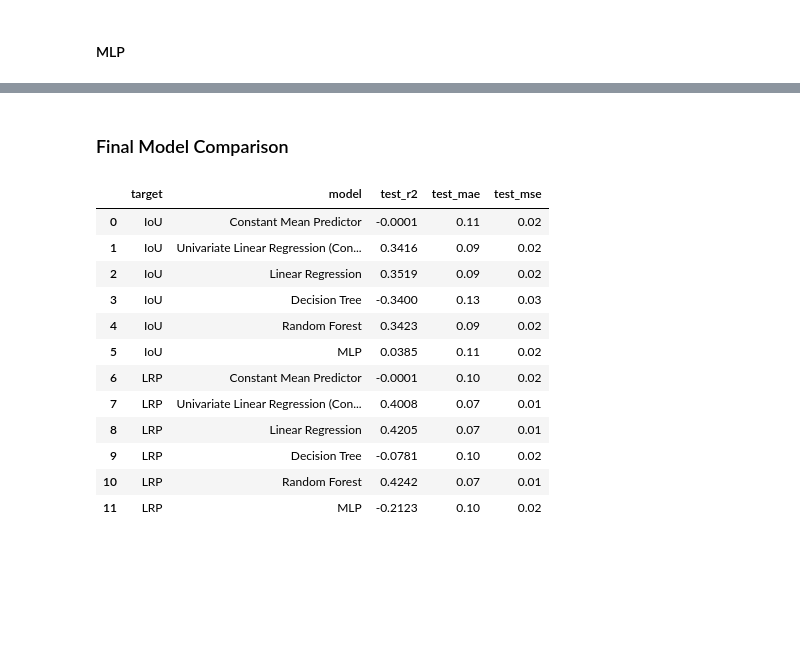
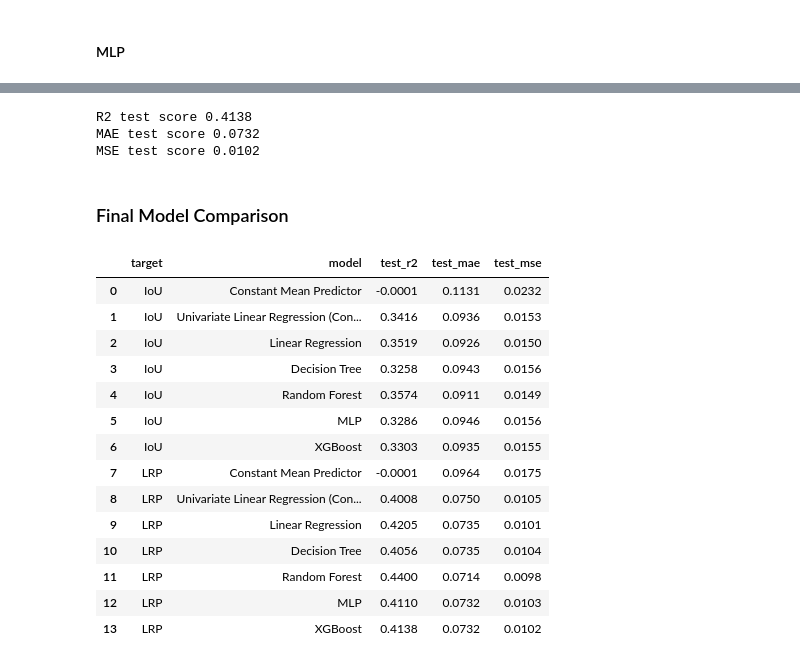
Before and after one commit to femartip/frame-validity-od, a Jupyter notebook: notebooks/assessors.ipynb, the cells around one changed output, grey strips where cells are left out. Saved outputs shown, nothing was run; the diff lists cells and outputs as text; code cells hidden in the pictures; blank space fills up the shorter version.

Commit message:
Update on more results. Results now include new IoU definition.

```diff
--- a/notebooks/assessors.ipynb
+++ b/notebooks/assessors.ipynb
@@ -650,6 +822,5 @@ Mean CV test MSE score 0.0208
 # %%
-decision_tree_lrp.fit(X_train, y_train_lrp)
-y_pred = decision_tree_lrp.predict(X_test)
+y_pred = best_decision_tree_lrp.predict(X_test)
 lrp_test_r2 = r2_score(y_test_lrp, y_pred)
 lrp_test_mae = np.mean(np.abs(y_test_lrp - y_pred))
 lrp_test_mse = np.mean((y_test_lrp - y_pred)**2)
@@ -711,6 +902,5 @@ Mean CV test MSE score 0.0105
 # %%
-rand_forest_lrp.fit(X_train, y_train_lrp)
-y_pred = rand_forest_lrp.predict(X_test)
+y_pred = best_rand_forest_lrp.predict(X_test)
 lrp_test_r2 = r2_score(y_test_lrp, y_pred)
 lrp_test_mae = np.mean(np.abs(y_test_lrp - y_pred))
 lrp_test_mse = np.mean((y_test_lrp - y_pred)**2)
@@ -772,6 +965,5 @@ Mean CV test MSE score 0.0186
 # %%
-mlp_lrp.fit(X_train, y_train_lrp)
-y_pred = mlp_lrp.predict(X_test)
+y_pred = best_mlp_lrp.predict(X_test)
 lrp_test_r2 = r2_score(y_test_lrp, y_pred)
 lrp_test_mae = np.mean(np.abs(y_test_lrp - y_pred))
 lrp_test_mse = np.mean((y_test_lrp - y_pred)**2)
@@ -792,23 +1029,44 @@ MSE test score 0.0212
+# %%
+y_pred = best_xgb_lrp.predict(X_test)
+lrp_test_r2 = r2_score(y_test_lrp, y_pred)
+lrp_test_mae = np.mean(np.abs(y_test_lrp - y_pred))
+lrp_test_mse = np.mean((y_test_lrp - y_pred)**2)
+print(f"R2 test score {lrp_test_r2:.4f}")
+print(f"MAE test score {lrp_test_mae:.4f}")
+print(f"MSE test score {lrp_test_mse:.4f}")
+model_results.append({
+    'target': 'LRP',
+    'model': 'XGBoost',
+    'test_r2': lrp_test_r2,
+    'test_mae': lrp_test_mae,
+    'test_mse': lrp_test_mse,
+})
+# %% [output]
+R2 test score 0.4138
+MAE test score 0.0732
+MSE test score 0.0102
 # %% [markdown]
 ### Final Model Comparison
 # %%
 results_df = pd.DataFrame(model_results, index=None)
 results_df["test_r2"] = results_df["test_r2"].round(4)
-results_df["test_mae"] = results_df["test_mae"].round(2)
-results_df["test_mse"] = results_df["test_mse"].round(2)
+results_df["test_mae"] = results_df["test_mae"].round(4)
+results_df["test_mse"] = results_df["test_mse"].round(4)
 results_df.to_csv("results.csv")
 display(results_df)
 # %% [output]
 |  | target | model | test_r2 | test_mae | test_mse |
-| 0 | IoU | Constant Mean Predictor | -0.0001 | 0.11 | 0.02 |
-| 1 | IoU | Univariate Linear Regression (Con... | 0.3416 | 0.09 | 0.02 |
-| 2 | IoU | Linear Regression | 0.3519 | 0.09 | 0.02 |
-| 3 | IoU | Decision Tree | -0.3400 | 0.13 | 0.03 |
-| 4 | IoU | Random Forest | 0.3423 | 0.09 | 0.02 |
-| 5 | IoU | MLP | 0.0385 | 0.11 | 0.02 |
-| 6 | LRP | Constant Mean Predictor | -0.0001 | 0.10 | 0.02 |
-| 7 | LRP | Univariate Linear Regression (Con... | 0.4008 | 0.07 | 0.01 |
-| 8 | LRP | Linear Regression | 0.4205 | 0.07 | 0.01 |
-| 9 | LRP | Decision Tree | -0.0781 | 0.10 | 0.02 |
-| 10 | LRP | Random Forest | 0.4242 | 0.07 | 0.01 |
-| 11 | LRP | MLP | -0.2123 | 0.10 | 0.02 |
+| 0 | IoU | Constant Mean Predictor | -0.0001 | 0.1131 | 0.0232 |
+| 1 | IoU | Univariate Linear Regression (Con... | 0.3416 | 0.0936 | 0.0153 |
+| 2 | IoU | Linear Regression | 0.3519 | 0.0926 | 0.0150 |
+| 3 | IoU | Decision Tree | 0.3258 | 0.0943 | 0.0156 |
+| 4 | IoU | Random Forest | 0.3574 | 0.0911 | 0.0149 |
+| 5 | IoU | MLP | 0.3286 | 0.0946 | 0.0156 |
+| 6 | IoU | XGBoost | 0.3303 | 0.0935 | 0.0155 |
+| 7 | LRP | Constant Mean Predictor | -0.0001 | 0.0964 | 0.0175 |
+| 8 | LRP | Univariate Linear Regression (Con... | 0.4008 | 0.0750 | 0.0105 |
+| 9 | LRP | Linear Regression | 0.4205 | 0.0735 | 0.0101 |
+| 10 | LRP | Decision Tree | 0.4056 | 0.0735 | 0.0104 |
+| 11 | LRP | Random Forest | 0.4400 | 0.0714 | 0.0098 |
+| 12 | LRP | MLP | 0.4110 | 0.0732 | 0.0103 |
+| 13 | LRP | XGBoost | 0.4138 | 0.0732 | 0.0102 |
```
Also changed, not shown: parts of 27 cells of this notebook, 6 other files.
